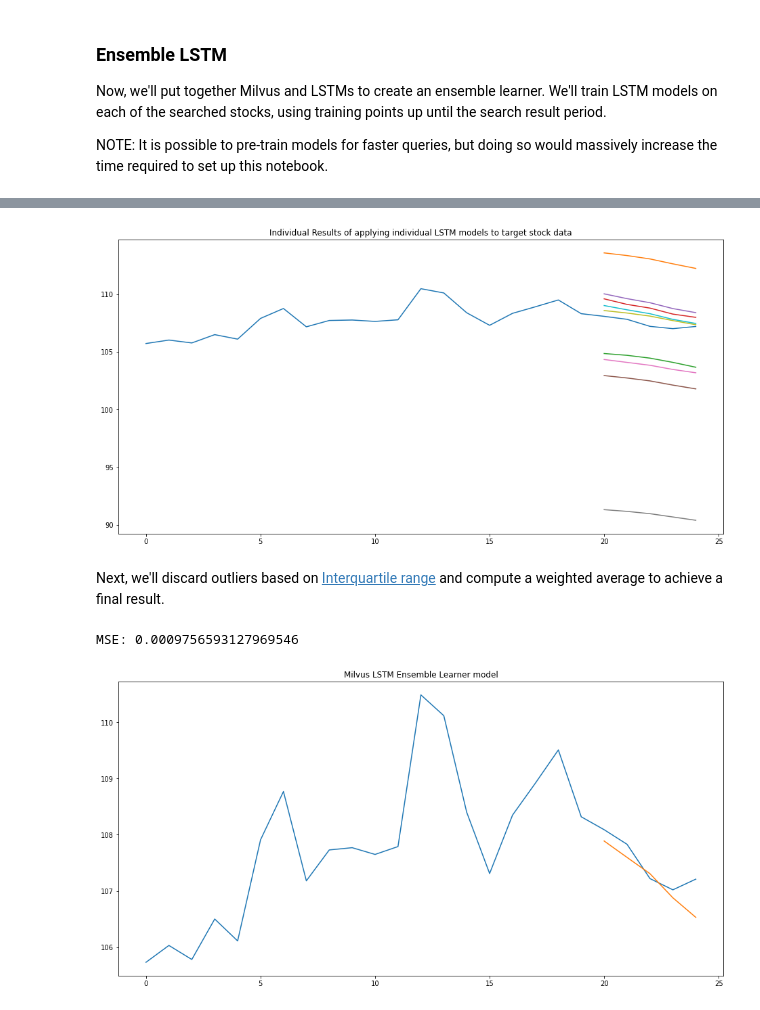
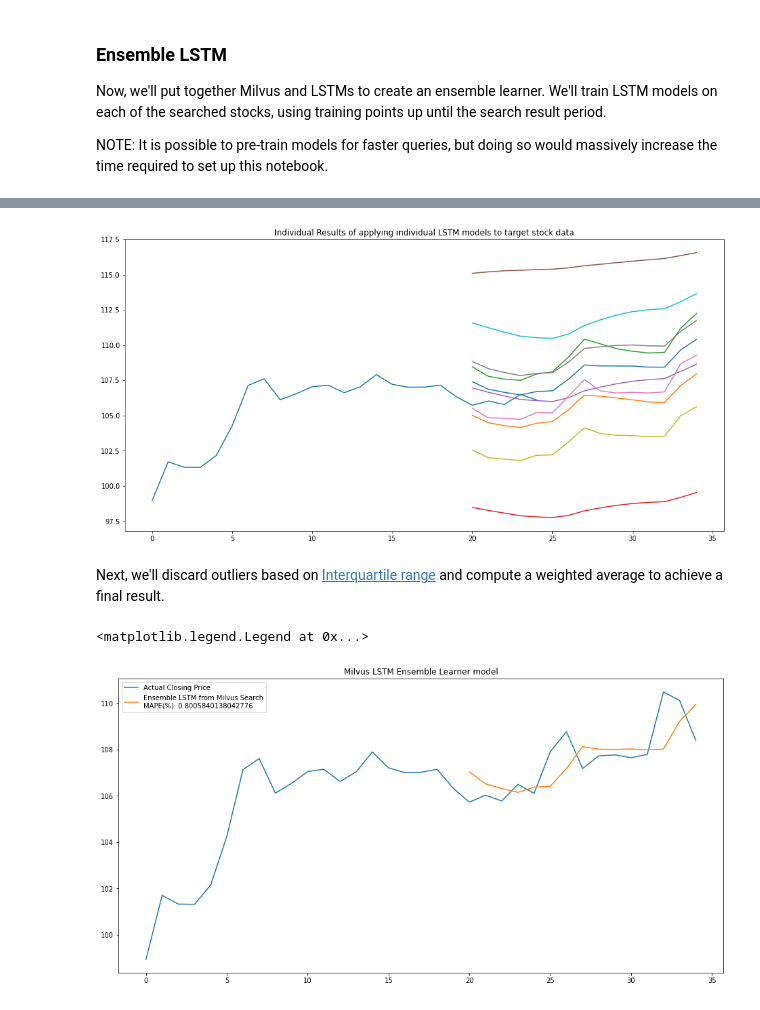
Before and after one commit to NotRyan/stock-search, a Jupyter notebook: stock search v3.ipynb, the cells around one changed output, grey strips where cells are left out. Cells and saved outputs as stored; diff of their text form; code cells hidden in the pictures.

```diff
--- a/stock search v3.ipynb
+++ b/stock search v3.ipynb
@@ -323,20 +384,0 @@ Now we'll try analysis using a basic LSTM. Our model consists of three layers; t
-# %%
-def build_model(path, end, fit_scaler=False):
-    scaler = StandardScaler()
-    scaled_data = fetch_period(path, end=end, scaler=scaler, fit_scaler=fit_scaler)
-    x_train, y_train = [], []
-    for i in range(60,len(scaled_data.values)):
-        x_train.append(scaled_data.values[i-60:i,0])
-        y_train.append(scaled_data.values[i,0])
-    x_train, y_train = np.array(x_train), np.array(y_train)
-
-    x_train = np.reshape(x_train, (x_train.shape[0],x_train.shape[1],1))
-
-    model = Sequential()
-    model.add(LSTM(units=50, return_sequences=True))
-    model.add(LSTM(units=50))
-    model.add(Dense(1,kernel_initializer=initializers.Ones(), trainable=True))
-
-    model.compile(loss='mean_squared_error', optimizer='adam')
-    model.fit(x_train, y_train, epochs=1, batch_size=1, verbose=2)
-    return model, scaler
@@ -345,2 +384,0 @@ We'll use the same stock as before and build a LSTM from it.
-# %%
-model, scalermain = build_model(stock_filepath, date(2017,11,3), fit_scaler=True)
@@ -349,8 +384,0 @@ model, scalermain = build_model(stock_filepath, date(2017,11,3), fit_scaler=True
-# %%
-inputs = fetch_period(stock_filepath, starti = -66, end=date(2017,11,3), additional=5, scaler=scalermain).values
-X_test = []
-for i in range(60,inputs.shape[0]):
-    X_test.append(inputs[i-60:i,0])
-X_test = np.array(X_test)
-X_test = np.reshape(X_test, (X_test.shape[0],X_test.shape[1],1))
-closing_price = model.predict(X_test)
@@ -376,7 +392,6 @@ NOTE: It is possible to pre-train models for faster queries, but doing so would
 models = []
 scalers = []
 for row in mysql_results:
-    df = fetch_period(row[0], row[1], row[2], 5)
     model, scaler = build_model(row[0], row[2], fit_scaler=True)
     models.append(model)
     scalers.append(scaler)
@@ -401,25 +409,25 @@ scaler new
 # %%
 
 plt.figure(figsize=(16,8))
 plt.title("Individual Results of applying individual LSTM models to target stock data")
 plt.plot(scalermain.inverse_transform(np.reshape(fetch_period(stock_filepath, start_date, end_date, scaler=scalermain, additional=5)['Close'].values.tolist(), (25, 1))))
 
 predicted_closing_prices_normalized = []
 predicted_closing_prices = []
 for model, scaler in zip(models, scalers):
-    inputs = fetch_period(stock_filepath, starti = -66, end=date(2017,11,3), additional=5, scaler=scalermain).values
+    inputs = fetch_period(stock_filepath, starti = -86, end=date(2017,10,6), additional=PREDICTION_SIZE, scaler=scalermain).values
     X_test = []
     for i in range(60,inputs.shape[0]):
         X_test.append(inputs[i-60:i,0])
     X_test = np.array(X_test)
     X_test = np.reshape(X_test, (X_test.shape[0],X_test.shape[1],1))
     predicted_closing_price_normalized = model.predict(X_test)
     predicted_closing_prices_normalized.append(closing_price)
     predicted_closing_price = scalermain.inverse_transform(predicted_closing_price_normalized)
     predicted_closing_prices.append(predicted_closing_price)
-    plt.plot(range(20, 25), predicted_closing_price)
+    plt.plot(range(STOCK_WIDTH, STOCK_WIDTH + PREDICTION_SIZE), predicted_closing_price)
 # %% [output]
-[figure, old version]
+[figure, new version]
 # %% [markdown]
 Next, we'll discard outliers based on [Interquartile range](https://en.wikipedia.org/wiki/Interquartile_range) and compute a weighted average to achieve a final result.
 # %%
@@ -444,11 +450,14 @@ predicted_points_norm /= total_distance
 # %%
 plt.figure(figsize=(16,8))
 plt.title("Milvus LSTM Ensemble Learner model")
-original_points = np.reshape(fetch_period(stock_filepath, start_date, end_date, scaler=scalermain, additional=5)['Close'].values.tolist(), (25, 1))
-plt.plot(scalermain.inverse_transform(original_points))
-plt.plot(range(20, 25), predicted_points)
+original_points = np.reshape(fetch_period(stock_filepath, start_date, end_date, scaler=scalermain, additional=PREDICTION_SIZE)['Close'].values.tolist(), (STOCK_WIDTH + PREDICTION_SIZE, 1))
+original_points_scaled = scalermain.inverse_transform(original_points)
 
-print("MSE: " + str(mean_squared_error(original_points[-5:], predicted_points_norm)))
+ensemble_lstm_mape = mean_absolute_percentage_error(original_points_scaled[-PREDICTION_SIZE:], predicted_points)
+
+plt.plot(original_points_scaled, label = "Actual Closing Price")
+plt.plot(range(STOCK_WIDTH, STOCK_WIDTH + PREDICTION_SIZE), predicted_points, label = "Ensemble LSTM from Milvus Search\nMAPE(%): " + str(ensemble_lstm_mape * 100))
+plt.legend()
 # %% [output]
-MSE: 0.0009756593127969546
+<matplotlib.legend.Legend at 0x...>
-[figure, old version]
+[figure, new version]
```
Also changed, not shown: parts of 55 cells of this notebook, 2 other files.
